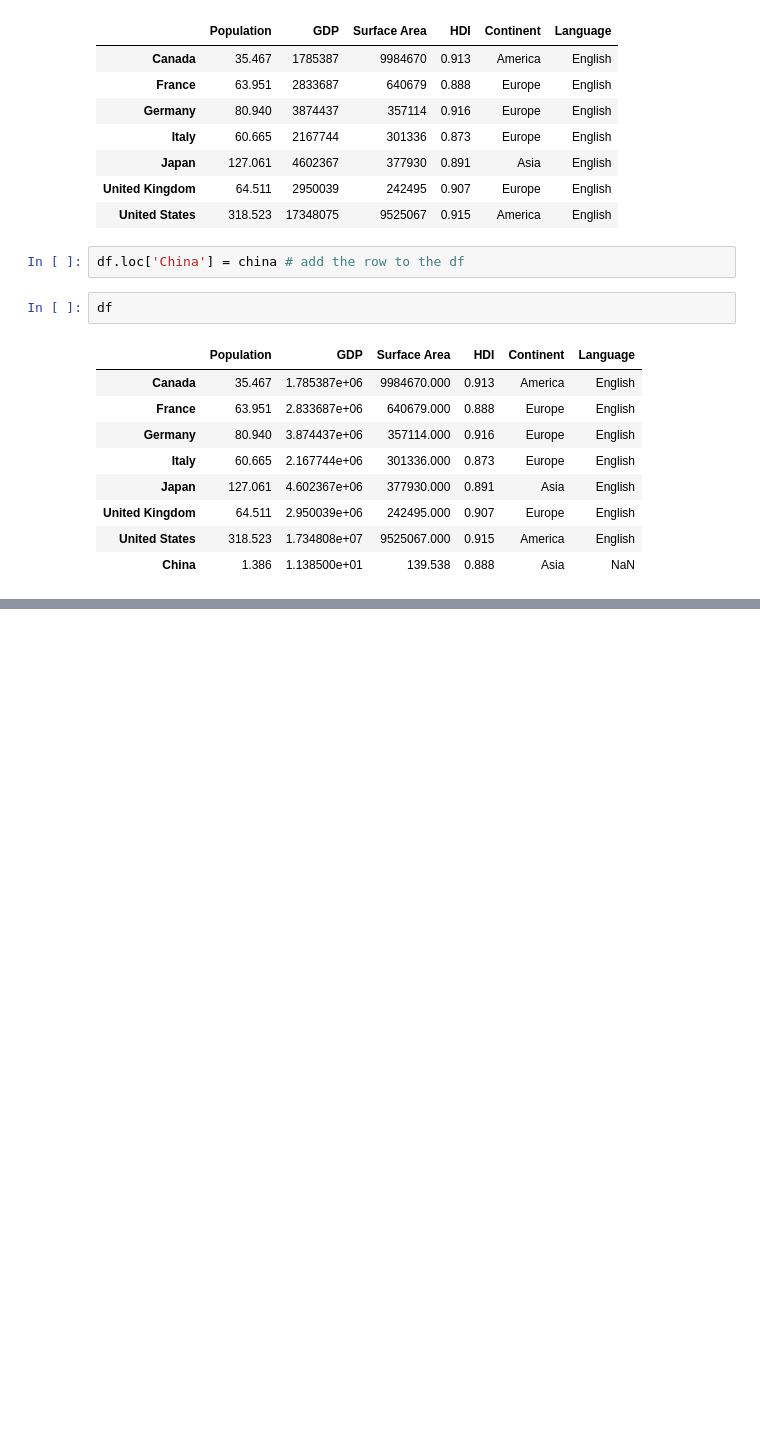
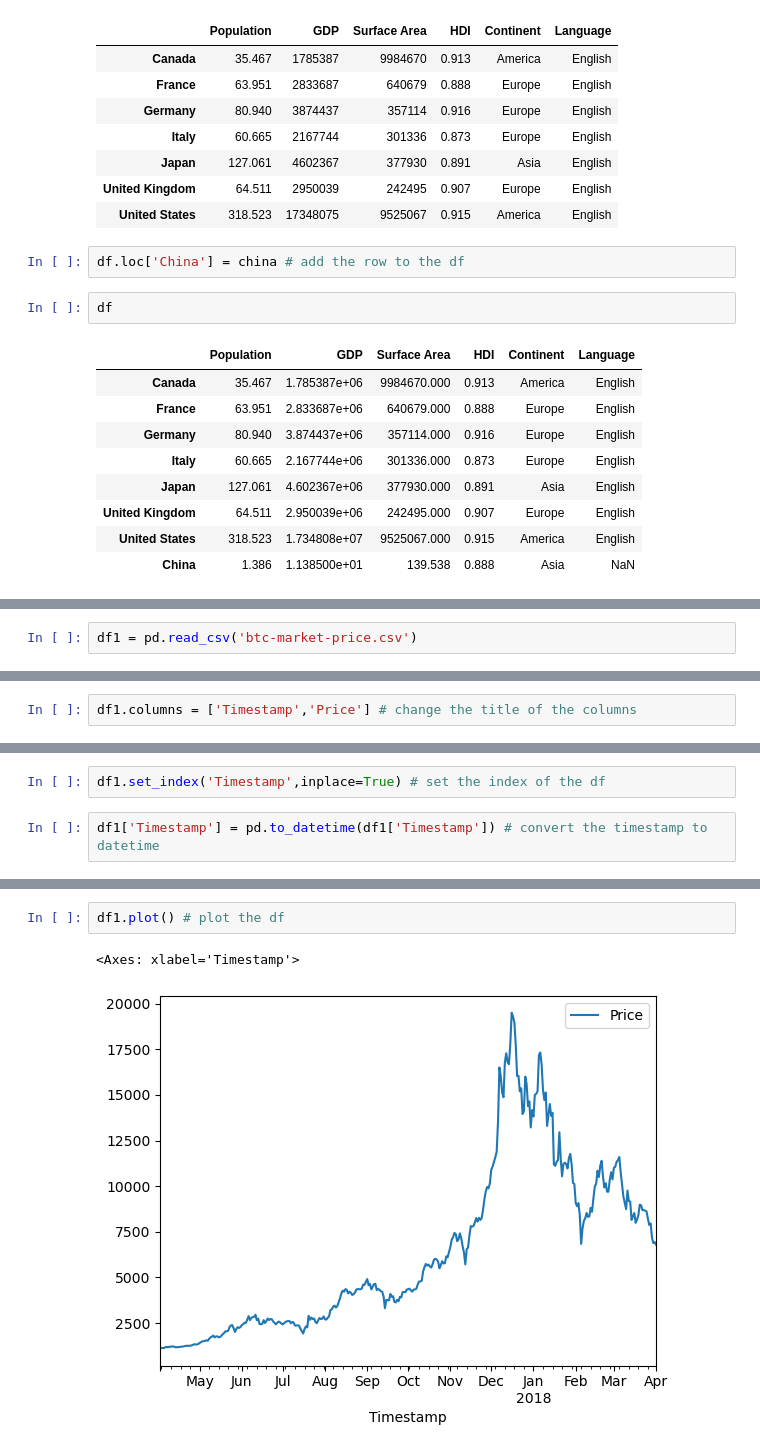
Before and after one commit to Yanil01/pandas_, a Jupyter notebook: main.ipynb, the cells around one changed output, grey strips where cells are left out. Saved outputs shown, nothing was run; the diff lists cells and outputs as text; blank space fills up the shorter version.

Commit message:
creating columns

```diff
--- a/main.ipynb
+++ b/main.ipynb
@@ -591,0 +668,2 @@ df
+# %%
+df1 = pd.read_csv('btc-market-price.csv')
@@ -591,0 +695,2 @@ df
+# %%
+df1.columns = ['Timestamp','Price'] # change the title of the columns
@@ -591,0 +756,4 @@ df
+# %%
+df1.set_index('Timestamp',inplace=True) # set the index of the df
+# %%
+df1['Timestamp'] = pd.to_datetime(df1['Timestamp']) # convert the timestamp to datetime
@@ -591,0 +775,5 @@ df
+# %%
+df1.plot() # plot the df
+# %% [output]
+<Axes: xlabel='Timestamp'>
+[figure, added]
```
Also changed, not shown: parts of 24 cells of this notebook, 1 other file.
